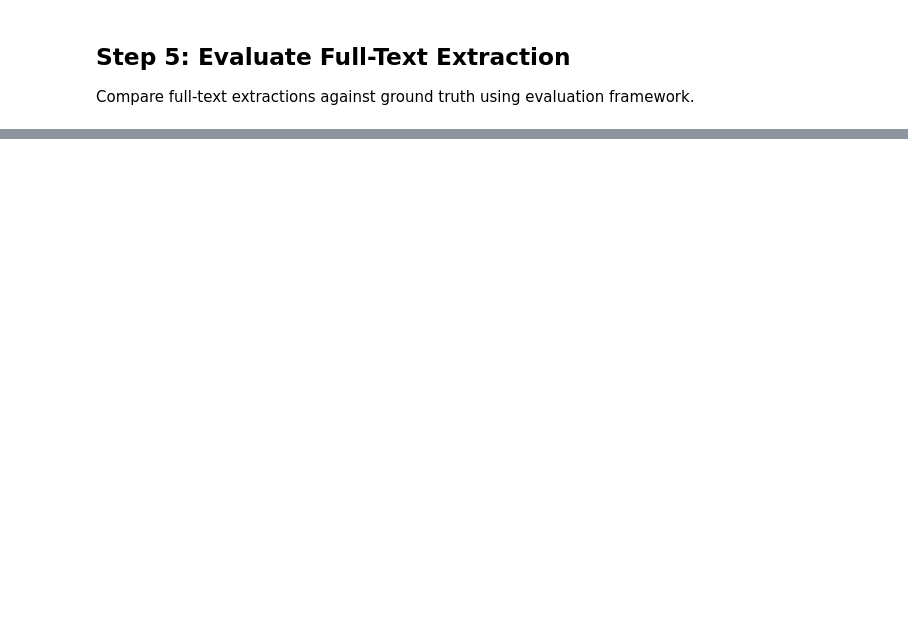
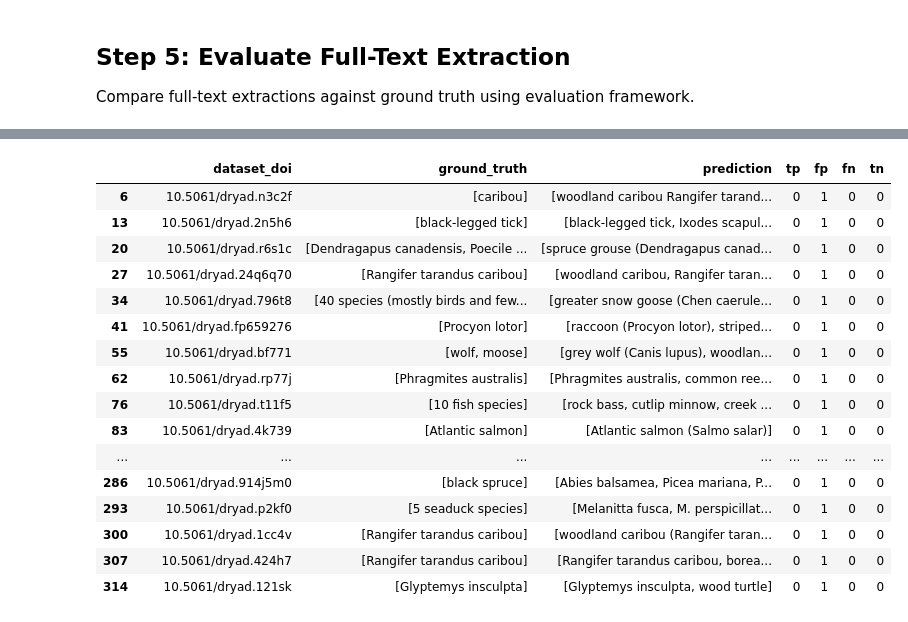
Before and after one commit to BiodiversiteQuebec/llm_metadata, a Jupyter notebook: notebooks/batch_fulltext_evaluation.ipynb, the cells around one changed output, grey strips where cells are left out. Drawn from its saved outputs; the diff is of its cells as text; code cells hidden in the pictures; blank space fills up the shorter version.

Commit message:
Evaluation exploration updated in notebook.

```diff
--- a/notebooks/batch_fulltext_evaluation.ipynb
+++ b/notebooks/batch_fulltext_evaluation.ipynb
@@ -437,15 +469,66 @@ if successful_results:
 # %%
-# Show sample of mismatches for each field
-print("SAMPLE ERROR ANALYSIS")
-print("=" * 80)
+# Build comprehensive mismatch dataframe for exploration
+mismatch_records = []
 
-for field in EVAL_FIELDS[:3]:  # First 3 fields
-    errors = fulltext_report.errors_for_field(field)
-    if errors:
-        print(f"\n{field} ({len(errors)} errors):")
-        print("-" * 60)
-        for err in errors[:2]:  # First 2 errors per field
-            print(f"  DOI: {err.record_id}")
-            print(f"    Ground Truth: {err.true_value}")
-            print(f"    Prediction:   {err.pred_value}")
-            print()
+for doi in common_dois:
+    gt = ground_truth_by_dataset[doi]
+    pred = predictions_by_dataset[doi]
+
+    gt_dict = gt.model_dump()
+    pred_dict = pred.model_dump()
+
+    for field in EVAL_FIELDS:
+        gt_val = gt_dict.get(field)
+        pred_val = pred_dict.get(field)
+
+        # Normalize for comparison
+        gt_str = str(gt_val) if gt_val is not None else ""
+        pred_str = str(pred_val) if pred_val is not None else ""
+
+        # Check if mismatch
+        is_match = gt_str.lower() == pred_str.lower() if gt_str and pred_str else gt_str == pred_str
+
+        # Determine if values are present (positive) or absent (negative)
+        gt_present = bool(gt_val is not None and gt_str.strip())
+        pred_present = bool(pred_val is not None and pred_str.strip())
+
+        # Calculate confusion matrix values
+        tp = 1 if gt_present and pred_present and is_match else 0
+        fp = 1 if pred_present and (not gt_present or not is_match) else 0
+        fn = 1 if gt_present and not pred_present else 0
+        tn = 1 if not gt_present and not pred_present else 0
+
+        mismatch_records.append({
+            'dataset_doi': doi,
+            'field': field,
+            'ground_truth': gt_val,
+            'prediction': pred_val,
+            'match': is_match,
+            'tp': tp,
+            'fp': fp,
+            'fn': fn,
+            'tn': tn,
+        })
+
+mismatches_df = pd.DataFrame(mismatch_records)
+print(f"Total comparisons: {len(mismatches_df)}")
+print(f"Mismatches: {len(mismatches_df[~mismatches_df['match']])}")
+print(f"Matches: {len(mismatches_df[mismatches_df['match']])}")
+
+# Filter to mismatches only
+mismatches_only = mismatches_df[~mismatches_df['match']].copy()
+
+# Summary by field
+print("\nMISMATCHES BY FIELD:")
+print("=" * 50)
+mismatch_summary = mismatches_only.groupby('field').size().sort_values(ascending=False)
+display(mismatch_summary)
+
+# View mismatches for a specific field (change field name to explore)
+EXPLORE_FIELD = 'species'  # Change this to explore different fields
+
+field_mismatches = mismatches_only[mismatches_only['field'] == EXPLORE_FIELD]
+print(f"\n{EXPLORE_FIELD.upper()} MISMATCHES ({len(field_mismatches)} records):")
+print("-" * 70)
+display(field_mismatches[['dataset_doi', 'ground_truth', 'prediction', 'tp', 'fp', 'fn', 'tn']])
+# %% [output]
@@ -451,0 +552,17 @@ for field in EVAL_FIELDS[:3]:  # First 3 fields
+|  | dataset_doi | ground_truth | prediction | tp | fp | fn | tn |
+| 6 | 10.5061/dryad.n3c2f | [caribou] | [woodland caribou Rangifer tarand... | 0 | 1 | 0 | 0 |
+| 13 | 10.5061/dryad.2n5h6 | [black-legged tick] | [black-legged tick, Ixodes scapul... | 0 | 1 | 0 | 0 |
+| 20 | 10.5061/dryad.r6s1c | [Dendragapus canadensis, Poecile ... | [spruce grouse (Dendragapus canad... | 0 | 1 | 0 | 0 |
+| 27 | 10.5061/dryad.24q6q70 | [Rangifer tarandus caribou] | [woodland caribou, Rangifer taran... | 0 | 1 | 0 | 0 |
+| 34 | 10.5061/dryad.796t8 | [40 species (mostly birds and few... | [greater snow goose (Chen caerule... | 0 | 1 | 0 | 0 |
+| 41 | 10.5061/dryad.fp659276 | [Procyon lotor] | [raccoon (Procyon lotor), striped... | 0 | 1 | 0 | 0 |
+| 55 | 10.5061/dryad.bf771 | [wolf, moose] | [grey wolf (Canis lupus), woodlan... | 0 | 1 | 0 | 0 |
+| 62 | 10.5061/dryad.rp77j | [Phragmites australis] | [Phragmites australis, common ree... | 0 | 1 | 0 | 0 |
+| 76 | 10.5061/dryad.t11f5 | [10 fish species] | [rock bass, cutlip minnow, creek ... | 0 | 1 | 0 | 0 |
+| 83 | 10.5061/dryad.4k739 | [Atlantic salmon] | [Atlantic salmon (Salmo salar)] | 0 | 1 | 0 | 0 |
+| ... | ... | ... | ... | ... | ... | ... | ... |
+| 286 | 10.5061/dryad.914j5m0 | [black spruce] | [Abies balsamea, Picea mariana, P... | 0 | 1 | 0 | 0 |
+| 293 | 10.5061/dryad.p2kf0 | [5 seaduck species] | [Melanitta fusca, M. perspicillat... | 0 | 1 | 0 | 0 |
+| 300 | 10.5061/dryad.1cc4v | [Rangifer tarandus caribou] | [woodland caribou (Rangifer taran... | 0 | 1 | 0 | 0 |
+| 307 | 10.5061/dryad.424h7 | [Rangifer tarandus caribou] | [Rangifer tarandus caribou, borea... | 0 | 1 | 0 | 0 |
+| 314 | 10.5061/dryad.121sk | [Glyptemys insculpta] | [Glyptemys insculpta, wood turtle] | 0 | 1 | 0 | 0 |
```
Also changed, not shown: parts of 22 cells of this notebook.
